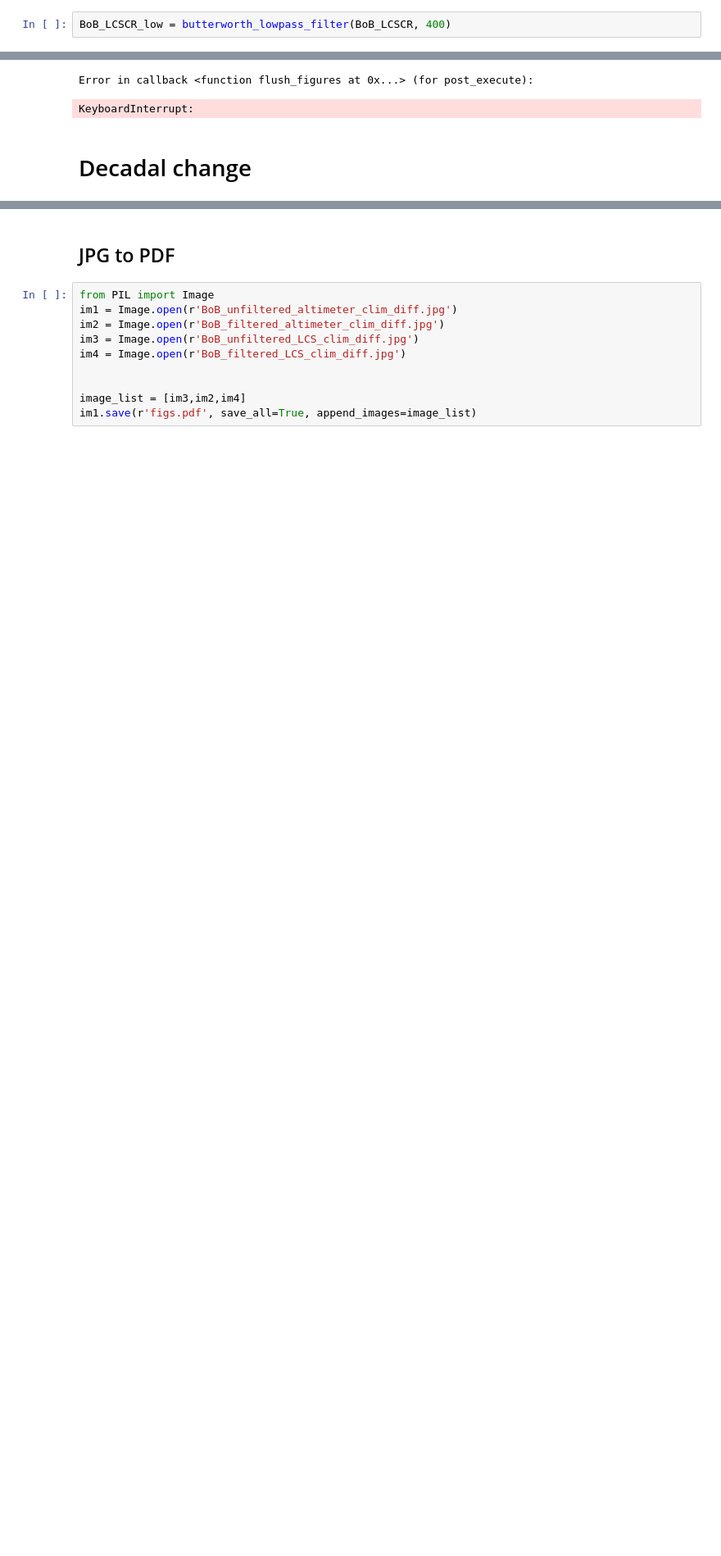
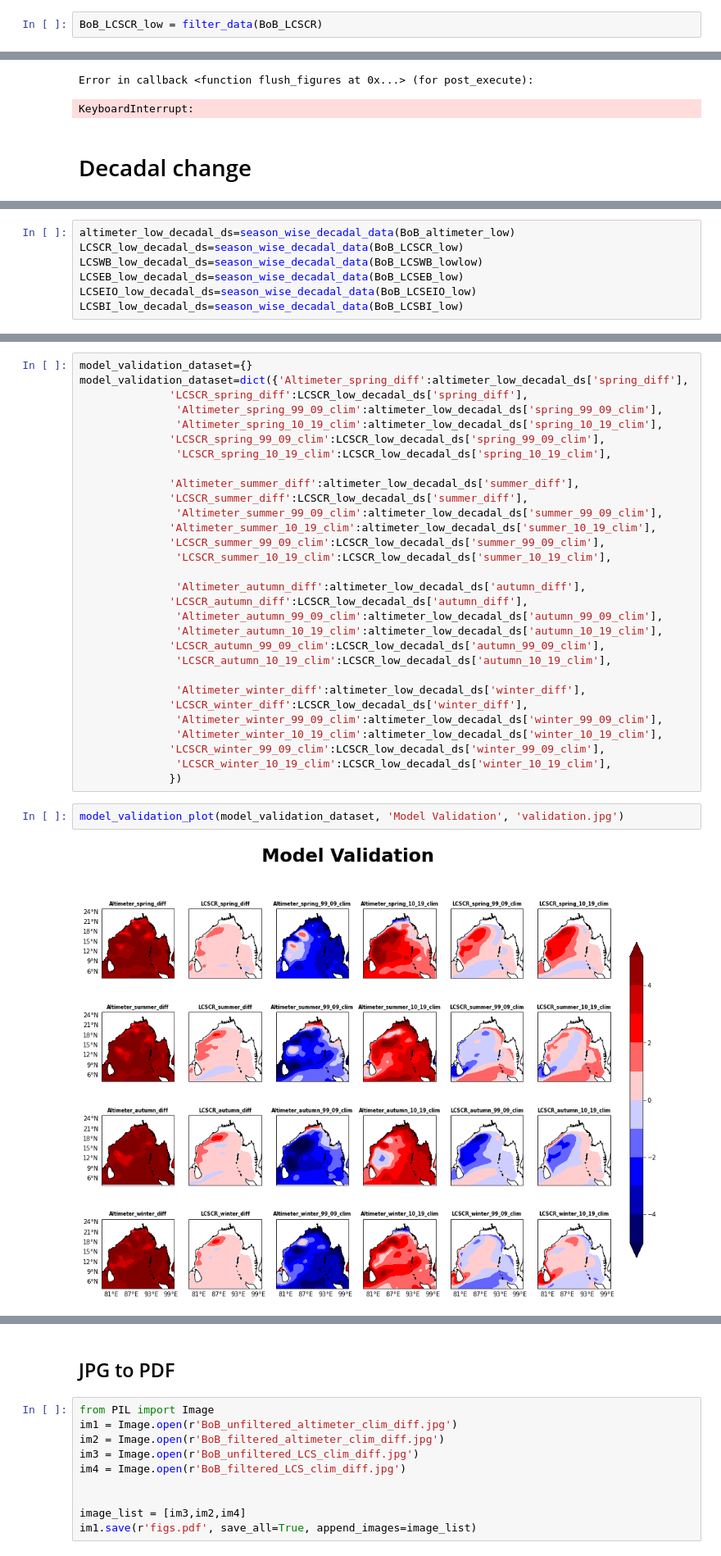
Before and after one commit to ghossh/BoB-Decadal-SLA, a Jupyter notebook: BoB_plots.ipynb, the cells around one changed output, grey strips where cells are left out. Shown at 82% size. Drawn from its saved outputs; the diff is of its cells as text; blank space fills up the shorter version.

```diff
--- a/BoB_plots.ipynb
+++ b/BoB_plots.ipynb
@@ -195,7 +214,7 @@ BoB_plot(i,"Bay of Bengal filtered altimeter Summer(Butterworth)",
 # %% [markdown]
 # LCS Filtered
 # %%
-BoB_LCSCR_low = butterworth_lowpass_filter(BoB_LCSCR, 400)
+BoB_LCSCR_low = filter_data(BoB_LCSCR)
 # %%
 
 BoB_LCSCR_low=xr.DataArray(BoB_LCSCR_low,coords={"time": BoB_LCSCR.time, "latitude": BoB_LCSCR.latitude,
@@ -484,0 +406,7 @@ clim_analysis(BoB_LCSBI_low,'BoB filtered LCSBI Climatology difference','BoB_fil
+# %%
+altimeter_low_decadal_ds=season_wise_decadal_data(BoB_altimeter_low)
+LCSCR_low_decadal_ds=season_wise_decadal_data(BoB_LCSCR_low)
+LCSWB_low_decadal_ds=season_wise_decadal_data(BoB_LCSWB_lowlow)
+LCSEB_low_decadal_ds=season_wise_decadal_data(BoB_LCSEB_low)
+LCSEIO_low_decadal_ds=season_wise_decadal_data(BoB_LCSEIO_low)
+LCSBI_low_decadal_ds=season_wise_decadal_data(BoB_LCSBI_low)
@@ -484,0 +454,34 @@ clim_analysis(BoB_LCSBI_low,'BoB filtered LCSBI Climatology difference','BoB_fil
+# %%
+model_validation_dataset={}
+model_validation_dataset=dict({'Altimeter_spring_diff':altimeter_low_decadal_ds['spring_diff'],
+              'LCSCR_spring_diff':LCSCR_low_decadal_ds['spring_diff'],
+               'Altimeter_spring_99_09_clim':altimeter_low_decadal_ds['spring_99_09_clim'],
+               'Altimeter_spring_10_19_clim':altimeter_low_decadal_ds['spring_10_19_clim'],
+              'LCSCR_spring_99_09_clim':LCSCR_low_decadal_ds['spring_99_09_clim'],
+               'LCSCR_spring_10_19_clim':LCSCR_low_decadal_ds['spring_10_19_clim'],
+
+              'Altimeter_summer_diff':altimeter_low_decadal_ds['summer_diff'],
+              'LCSCR_summer_diff':LCSCR_low_decadal_ds['summer_diff'],
+               'Altimeter_summer_99_09_clim':altimeter_low_decadal_ds['summer_99_09_clim'],
+              'Altimeter_summer_10_19_clim':altimeter_low_decadal_ds['summer_10_19_clim'],
+              'LCSCR_summer_99_09_clim':LCSCR_low_decadal_ds['summer_99_09_clim'],
+               'LCSCR_summer_10_19_clim':LCSCR_low_decadal_ds['summer_10_19_clim'],
+
+               'Altimeter_autumn_diff':altimeter_low_decadal_ds['autumn_diff'],
+              'LCSCR_autumn_diff':LCSCR_low_decadal_ds['autumn_diff'],
+               'Altimeter_autumn_99_09_clim':altimeter_low_decadal_ds['autumn_99_09_clim'],
+               'Altimeter_autumn_10_19_clim':altimeter_low_decadal_ds['autumn_10_19_clim'],
+              'LCSCR_autumn_99_09_clim':LCSCR_low_decadal_ds['autumn_99_09_clim'],
+               'LCSCR_autumn_10_19_clim':LCSCR_low_decadal_ds['autumn_10_19_clim'],
+
+               'Altimeter_winter_diff':altimeter_low_decadal_ds['winter_diff'],
+              'LCSCR_winter_diff':LCSCR_low_decadal_ds['winter_diff'],
+               'Altimeter_winter_99_09_clim':altimeter_low_decadal_ds['winter_99_09_clim'],
+               'Altimeter_winter_10_19_clim':altimeter_low_decadal_ds['winter_10_19_clim'],
+              'LCSCR_winter_99_09_clim':LCSCR_low_decadal_ds['winter_99_09_clim'],
+               'LCSCR_winter_10_19_clim':LCSCR_low_decadal_ds['winter_10_19_clim'],
+              })
+# %%
+model_validation_plot(model_validation_dataset, 'Model Validation', 'validation.jpg')
+# %% [output]
+[figure, added]
```
Also changed, not shown: parts of 27 cells of this notebook, 2 other files.
